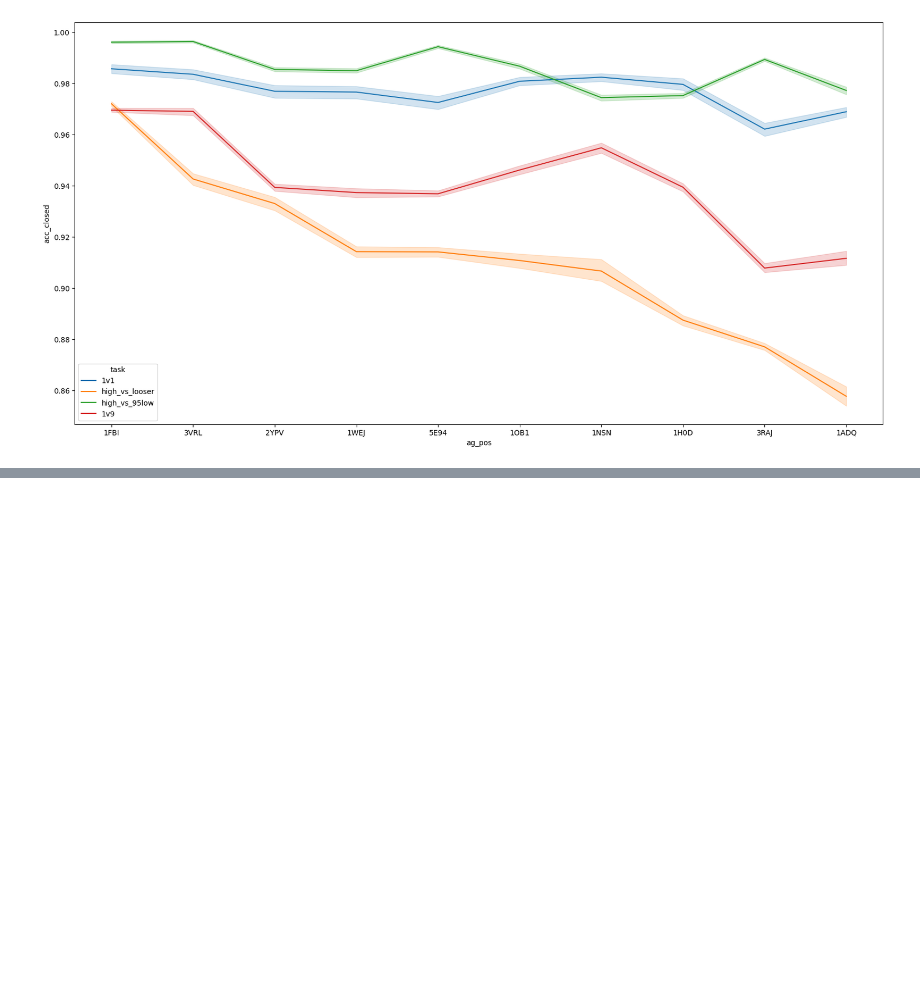
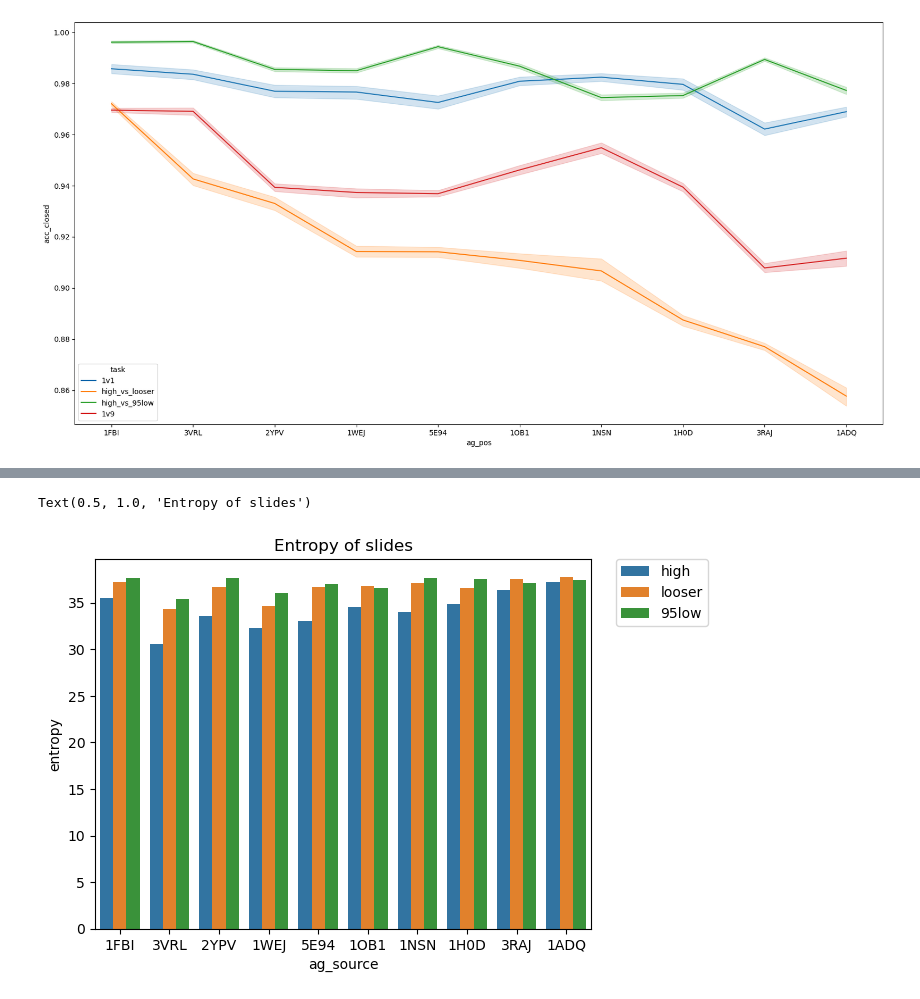
Before and after one commit to csi-greifflab/negative-class-optimization, a Jupyter notebook: notebooks/25_Section_1.ipynb, the cells around one changed output, grey strips where cells are left out. Cells and saved outputs as stored; diff of their text form; code cells hidden in the pictures; blank space fills up the shorter version.

```diff
--- a/notebooks/25_Section_1.ipynb
+++ b/notebooks/25_Section_1.ipynb
@@ -341,0 +486,9 @@ sns.lineplot(
+# %%
+records = []
+for ag, slides_i in slides.items():
+    records.append({
+        "ag": ag,
+        "entropy": entropy_slides(slides_i),
+    })
+df_entropy = pd.DataFrame(records)
+df_entropy
@@ -341,0 +513,18 @@ sns.lineplot(
+# %%
+df_entropy["ag_source"] = df_entropy["ag"].apply(lambda x: x.split("_")[0])
+df_entropy["ag_aff"] = df_entropy["ag"].apply(lambda x: x.split("_")[1])
+
+
+sns.barplot(
+    x="ag_source",
+    y="entropy",
+    hue="ag_aff",
+    data=df_entropy,
+    order=ag_order,
+
+)
+plt.legend(bbox_to_anchor=(1.05, 1), loc=2, borderaxespad=0.)
+plt.title("Entropy of slides")
+# %% [output]
+Text(0.5, 1.0, 'Entropy of slides')
+[figure, added]
```
Also changed, not shown: parts of 37 cells of this notebook, 7 other files.
